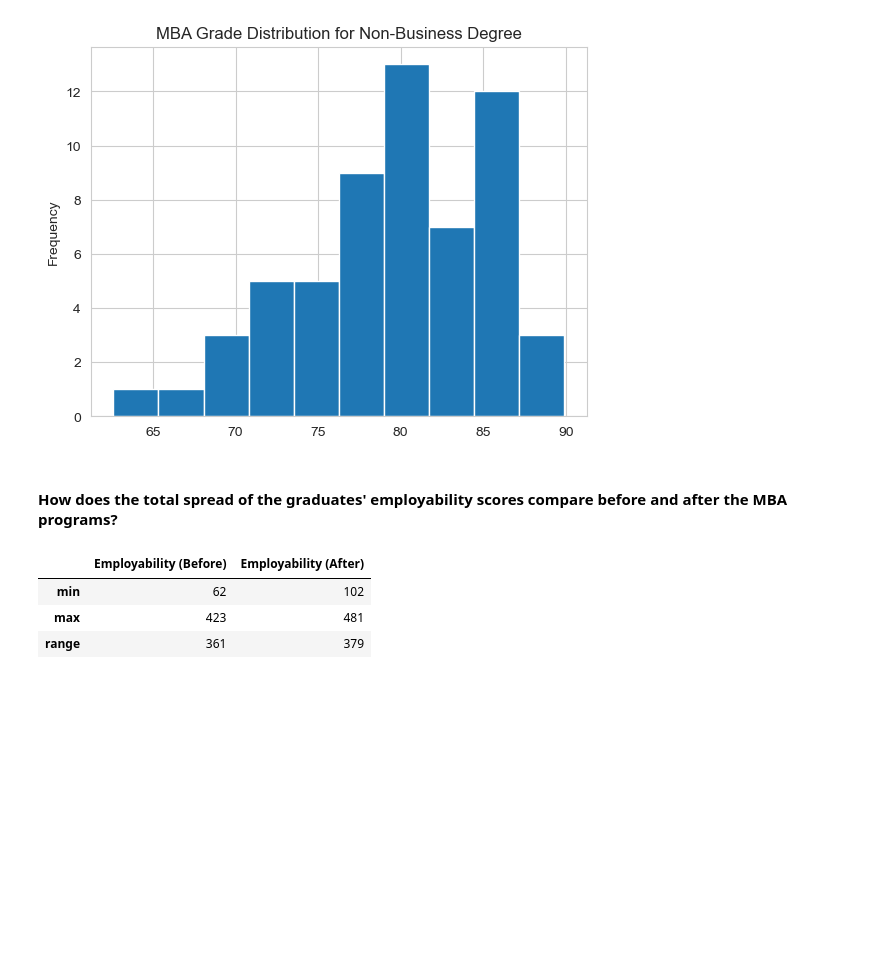
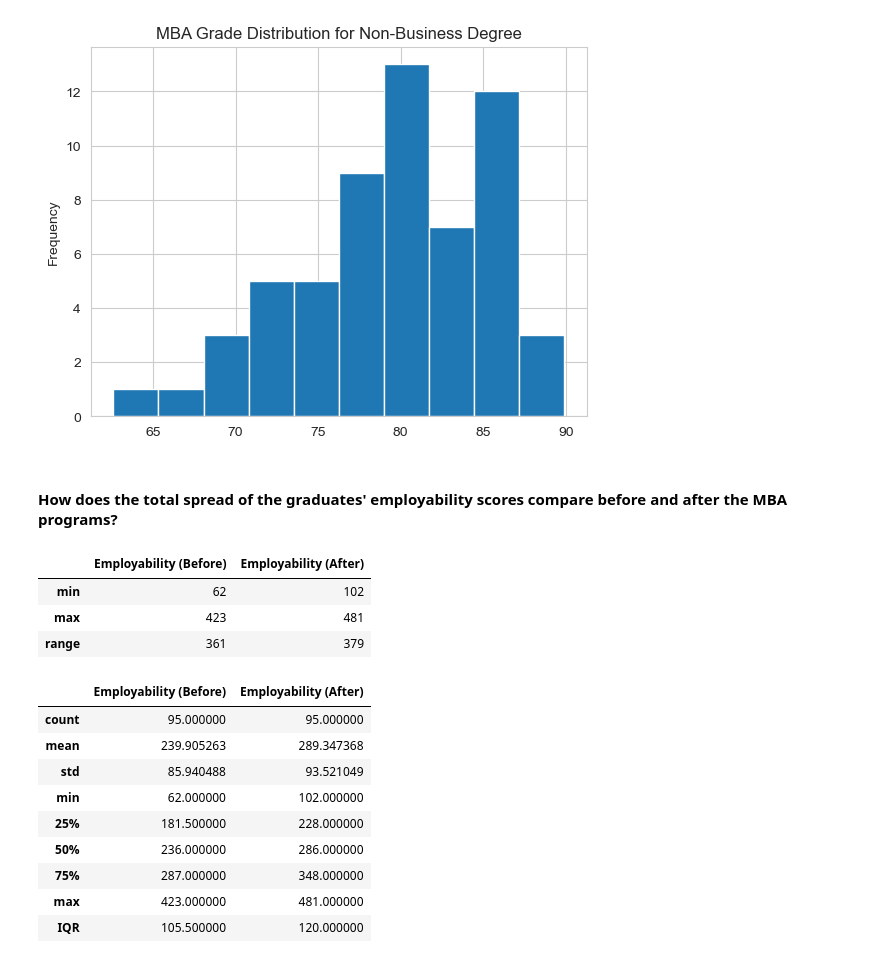
Before and after one commit to MeetPatel89/recruitment_analysis, a Jupyter notebook: notebook.ipynb, the cells around one changed output. Saved outputs shown, nothing was run; the diff lists cells and outputs as text; code cells hidden in the pictures; blank space fills up the shorter version.

Commit message:
get descriptive statistics for Employability (Before) and Employability (After) including

```diff
--- a/notebook.ipynb
+++ b/notebook.ipynb
@@ -288,3 +288,22 @@ pd.concat([min_max, pd.DataFrame({"Employability (Before)": range_before, "Emplo
 | min | 62 | 102 |
 | max | 423 | 481 |
 | range | 361 | 379 |
+# %%
+from scipy.stats import iqr
+
+# compute IQR for Employability (Before) and Employability (After)
+iqr_ser = student_grades.loc[:, ["Employability (Before)", "Employability (After)"]].agg(iqr)
+
+# get descriptive statistics for Employability (Before) and Employability (After) including IQR
+pd.concat([student_grades.loc[:, ["Employability (Before)", "Employability (After)"]].describe(), pd.DataFrame({"Employability (Before)": iqr_ser["Employability (Before)"], "Employability (After)": iqr_ser["Employability (After)"]}, index=["IQR"])], axis=0)
+# %% [output]
+|  | Employability (Before) | Employability (After) |
+| count | 95.000000 | 95.000000 |
+| mean | 239.905263 | 289.347368 |
+| std | 85.940488 | 93.521049 |
+| min | 62.000000 | 102.000000 |
+| 25% | 181.500000 | 228.000000 |
+| 50% | 236.000000 | 286.000000 |
+| 75% | 287.000000 | 348.000000 |
+| max | 423.000000 | 481.000000 |
+| IQR | 105.500000 | 120.000000 |
```
